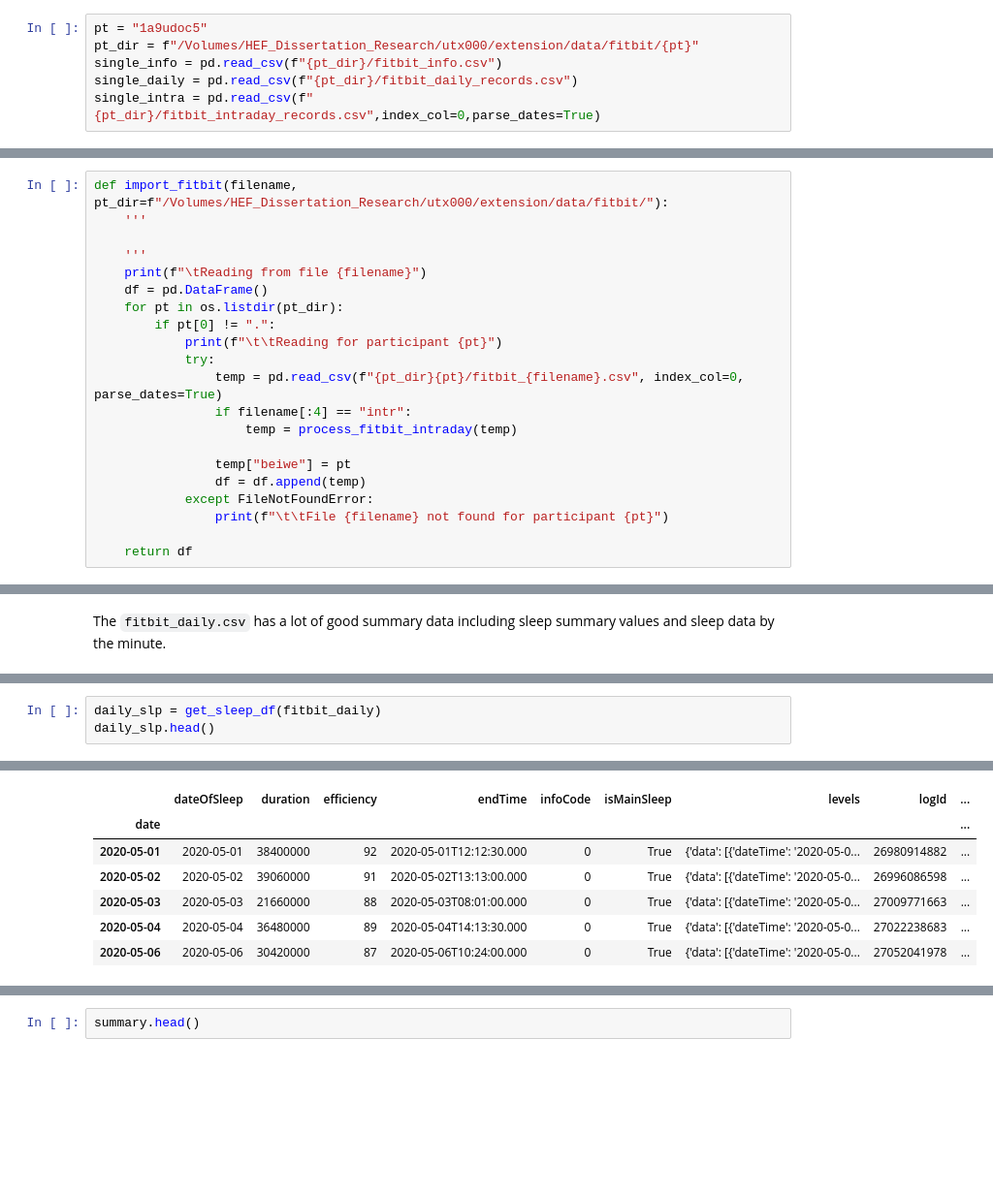
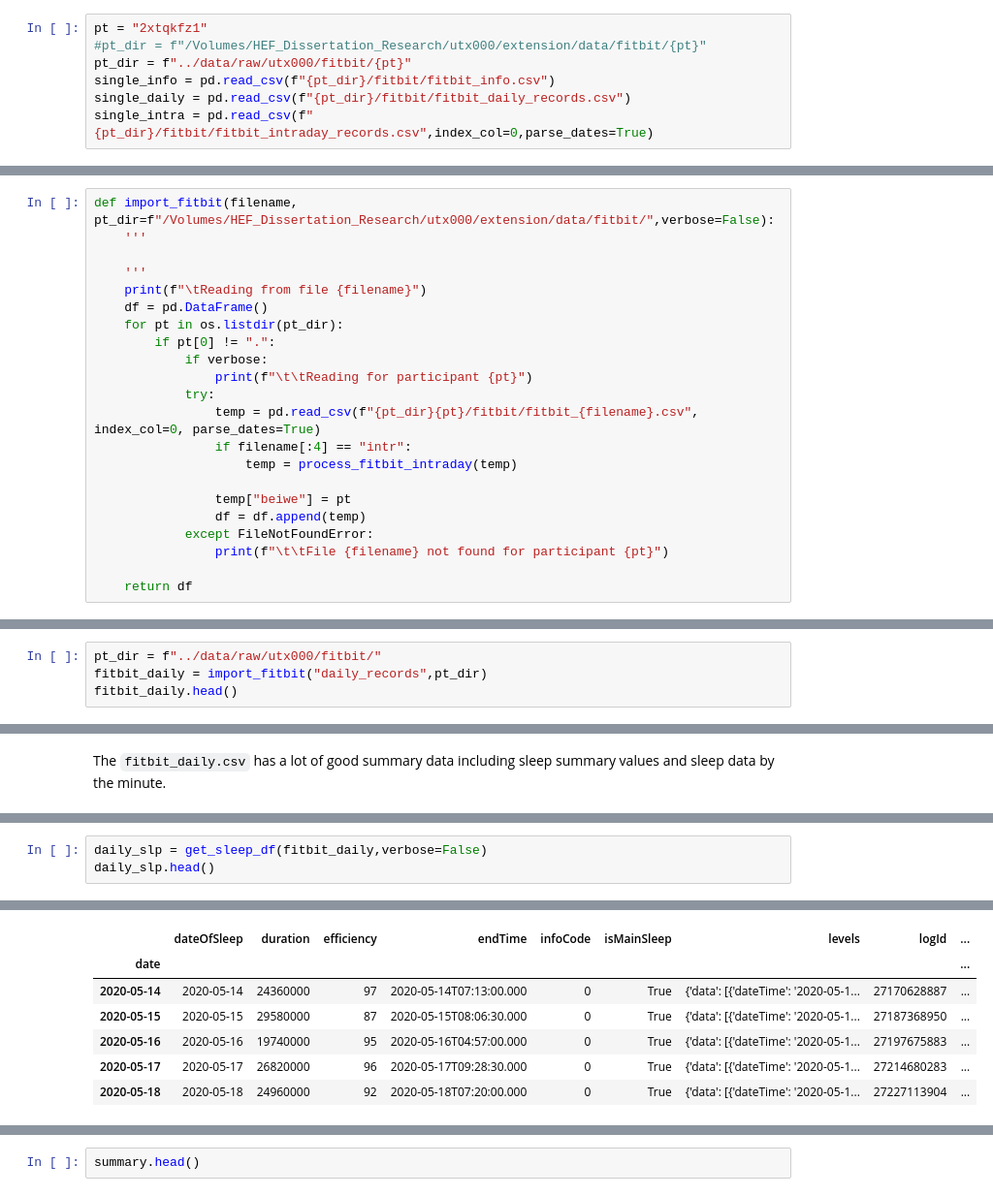
Before and after one commit to intelligent-environments-lab/utx000, a Jupyter notebook: notebooks/4.2.0-hef-fitbit-processing.ipynb, the cells around one changed output, grey strips where cells are left out. Shown: that part at 97% size. Cells and saved outputs as stored; diff of their text form; blank space fills up the shorter version.

Commit message:
worked on classic sleep staging bug

````diff
--- a/notebooks/4.2.0-hef-fitbit-processing.ipynb
+++ b/notebooks/4.2.0-hef-fitbit-processing.ipynb
@@ -166,11 +66,12 @@ def process_fitbit_intraday(raw_df,resample_rate=60):
 ## Single Participant
 Starting with one participant to see how to work with the data
 # %%
-pt = "1a9udoc5"
-pt_dir = f"/Volumes/HEF_Dissertation_Research/utx000/extension/data/fitbit/{pt}"
-single_info = pd.read_csv(f"{pt_dir}/fitbit_info.csv")
-single_daily = pd.read_csv(f"{pt_dir}/fitbit_daily_records.csv")
-single_intra = pd.read_csv(f"{pt_dir}/fitbit_intraday_records.csv",index_col=0,parse_dates=True)
+pt = "2xtqkfz1"
+#pt_dir = f"/Volumes/HEF_Dissertation_Research/utx000/extension/data/fitbit/{pt}"
+pt_dir = f"../data/raw/utx000/fitbit/{pt}"
+single_info = pd.read_csv(f"{pt_dir}/fitbit/fitbit_info.csv")
+single_daily = pd.read_csv(f"{pt_dir}/fitbit/fitbit_daily_records.csv")
+single_intra = pd.read_csv(f"{pt_dir}/fitbit/fitbit_intraday_records.csv",index_col=0,parse_dates=True)
 # %% [markdown]
 ### Info CSV
 Below is an output of the ```fitbit_info.csv```
@@ -218,7 +125,7 @@ single_intra.head()
 ## All Participants
 Now that we have looked at the individual data files, now we can start to import all the data for all participants.
 # %%
-def import_fitbit(filename, pt_dir=f"/Volumes/HEF_Dissertation_Research/utx000/extension/data/fitbit/"):
+def import_fitbit(filename, pt_dir=f"/Volumes/HEF_Dissertation_Research/utx000/extension/data/fitbit/",verbose=False):
     '''
 
     '''
@@ -226,9 +133,10 @@ def import_fitbit(filename, pt_dir=f"/Volumes/HEF_Dissertation_Research/utx000/e
     df = pd.DataFrame()
     for pt in os.listdir(pt_dir):
         if pt[0] != ".":
-            print(f"\t\tReading for participant {pt}")
+            if verbose:
+                print(f"\t\tReading for participant {pt}")
             try:
-                temp = pd.read_csv(f"{pt_dir}{pt}/fitbit_{filename}.csv", index_col=0, parse_dates=True)
+                temp = pd.read_csv(f"{pt_dir}{pt}/fitbit/fitbit_{filename}.csv", index_col=0, parse_dates=True)
                 if filename[:4] == "intr":
                     temp = process_fitbit_intraday(temp)
 
@@ -276,0 +173,4 @@ fitbit_daily.head()
+# %%
+pt_dir = f"../data/raw/utx000/fitbit/"
+fitbit_daily = import_fitbit("daily_records",pt_dir)
+fitbit_daily.head()
@@ -279,4 +232,4 @@
 # %%
-daily_slp = get_sleep_df(fitbit_daily)
+daily_slp = get_sleep_df(fitbit_daily,verbose=False)
 daily_slp.head()
 # %% [output]
@@ -283,7 +253,7 @@ daily_slp.head()
 |  | dateOfSleep | duration | efficiency | endTime | infoCode | isMainSleep | levels | logId | ... |
 | date |  |  |  |  |  |  |  |  | ... |
-| 2020-05-01 | 2020-05-01 | 38400000 | 92 | 2020-05-01T12:12:30.000 | 0 | True | {'data': [{'dateTime': '2020-05-0... | 26980914882 | ... |
-| 2020-05-02 | 2020-05-02 | 39060000 | 91 | 2020-05-02T13:13:00.000 | 0 | True | {'data': [{'dateTime': '2020-05-0... | 26996086598 | ... |
-| 2020-05-03 | 2020-05-03 | 21660000 | 88 | 2020-05-03T08:01:00.000 | 0 | True | {'data': [{'dateTime': '2020-05-0... | 27009771663 | ... |
-| 2020-05-04 | 2020-05-04 | 36480000 | 89 | 2020-05-04T14:13:30.000 | 0 | True | {'data': [{'dateTime': '2020-05-0... | 27022238683 | ... |
-| 2020-05-06 | 2020-05-06 | 30420000 | 87 | 2020-05-06T10:24:00.000 | 0 | True | {'data': [{'dateTime': '2020-05-0... | 27052041978 | ... |
+| 2020-05-14 | 2020-05-14 | 24360000 | 97 | 2020-05-14T07:13:00.000 | 0 | True | {'data': [{'dateTime': '2020-05-1... | 27170628887 | ... |
+| 2020-05-15 | 2020-05-15 | 29580000 | 87 | 2020-05-15T08:06:30.000 | 0 | True | {'data': [{'dateTime': '2020-05-1... | 27187368950 | ... |
+| 2020-05-16 | 2020-05-16 | 19740000 | 95 | 2020-05-16T04:57:00.000 | 0 | True | {'data': [{'dateTime': '2020-05-1... | 27197675883 | ... |
+| 2020-05-17 | 2020-05-17 | 26820000 | 96 | 2020-05-17T09:28:30.000 | 0 | True | {'data': [{'dateTime': '2020-05-1... | 27214680283 | ... |
+| 2020-05-18 | 2020-05-18 | 24960000 | 92 | 2020-05-18T07:20:00.000 | 0 | True | {'data': [{'dateTime': '2020-05-1... | 27227113904 | ... |
````
Also changed, not shown: parts of 11 cells of this notebook.
